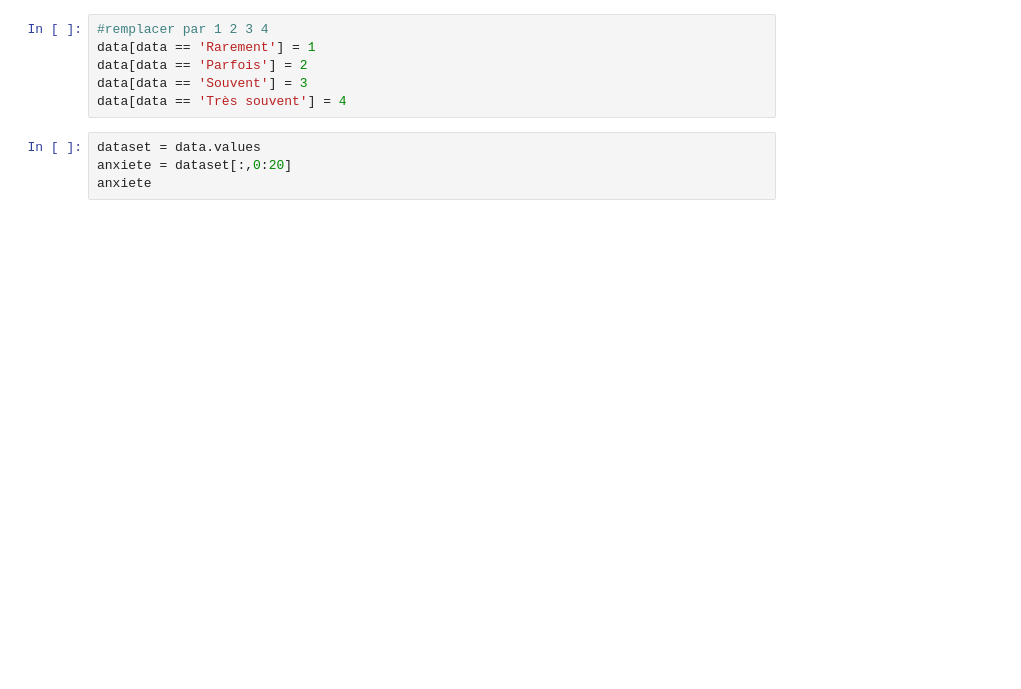
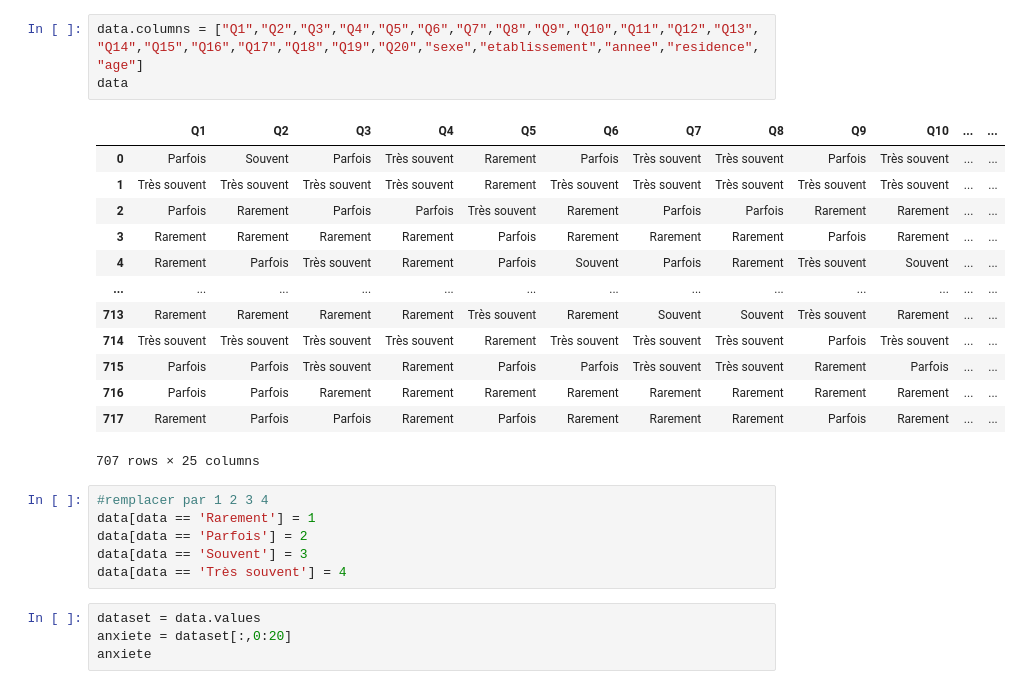
Before and after one commit to zerrouki-chaima/pfa, a Jupyter notebook: cleaning.ipynb, the cells around one changed output. Drawn from its saved outputs; the diff is of its cells as text; blank space fills up the shorter version.

```diff
--- a/cleaning.ipynb
+++ b/cleaning.ipynb
@@ -28,3 +28,20 @@ data
+# %%
+data.columns = ["Q1","Q2","Q3","Q4","Q5","Q6","Q7","Q8","Q9","Q10","Q11","Q12","Q13", "Q14","Q15","Q16","Q17","Q18","Q19","Q20","sexe","etablissement","annee","residence","age"]
+data
+# %% [output]
+|  | Q1 | Q2 | Q3 | Q4 | Q5 | Q6 | Q7 | Q8 | Q9 | Q10 | ... | ... |
+| 0 | Parfois | Souvent | Parfois | Très souvent | Rarement | Parfois | Très souvent | Très souvent | Parfois | Très souvent | ... | ... |
+| 1 | Très souvent | Très souvent | Très souvent | Très souvent | Rarement | Très souvent | Très souvent | Très souvent | Très souvent | Très souvent | ... | ... |
+| 2 | Parfois | Rarement | Parfois | Parfois | Très souvent | Rarement | Parfois | Parfois | Rarement | Rarement | ... | ... |
+| 3 | Rarement | Rarement | Rarement | Rarement | Parfois | Rarement | Rarement | Rarement | Parfois | Rarement | ... | ... |
+| 4 | Rarement | Parfois | Très souvent | Rarement | Parfois | Souvent | Parfois | Rarement | Très souvent | Souvent | ... | ... |
+| ... | ... | ... | ... | ... | ... | ... | ... | ... | ... | ... | ... | ... |
+| 713 | Rarement | Rarement | Rarement | Rarement | Très souvent | Rarement | Souvent | Souvent | Très souvent | Rarement | ... | ... |
+| 714 | Très souvent | Très souvent | Très souvent | Très souvent | Rarement | Très souvent | Très souvent | Très souvent | Parfois | Très souvent | ... | ... |
+| 715 | Parfois | Parfois | Très souvent | Rarement | Parfois | Parfois | Très souvent | Très souvent | Rarement | Parfois | ... | ... |
+| 716 | Parfois | Parfois | Rarement | Rarement | Rarement | Rarement | Rarement | Rarement | Rarement | Rarement | ... | ... |
+| 717 | Rarement | Parfois | Parfois | Rarement | Parfois | Rarement | Rarement | Rarement | Parfois | Rarement | ... | ... |
+707 rows × 25 columns
 # %%
 #remplacer par 1 2 3 4
 data[data == 'Rarement'] = 1
```
Also changed, not shown: parts of 41 cells of this notebook.
